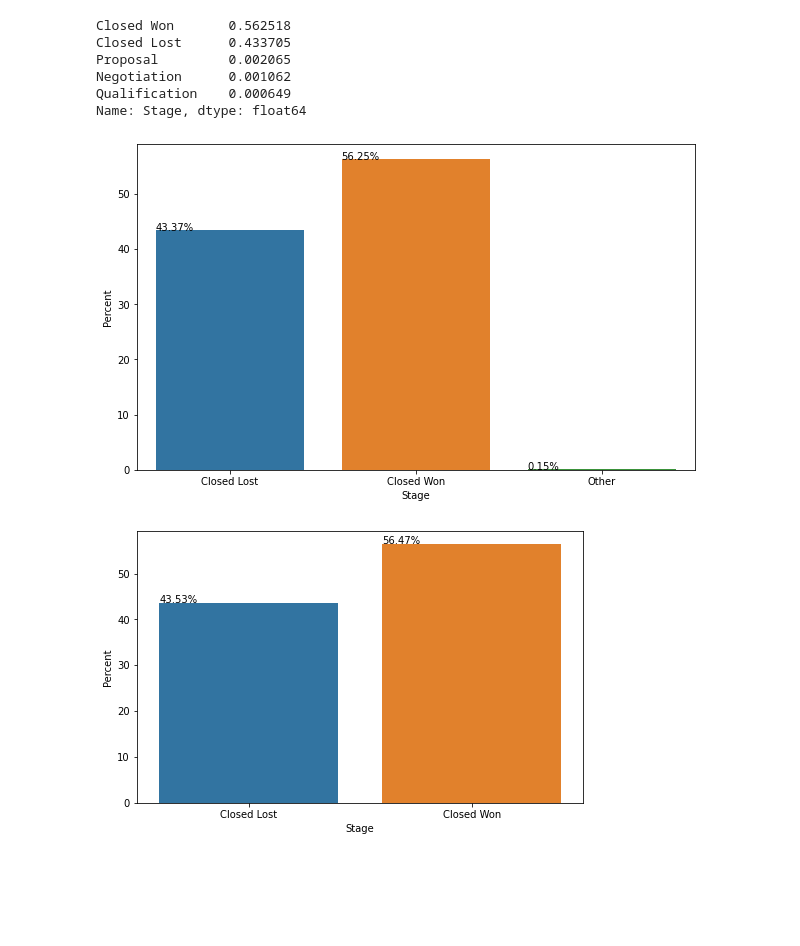
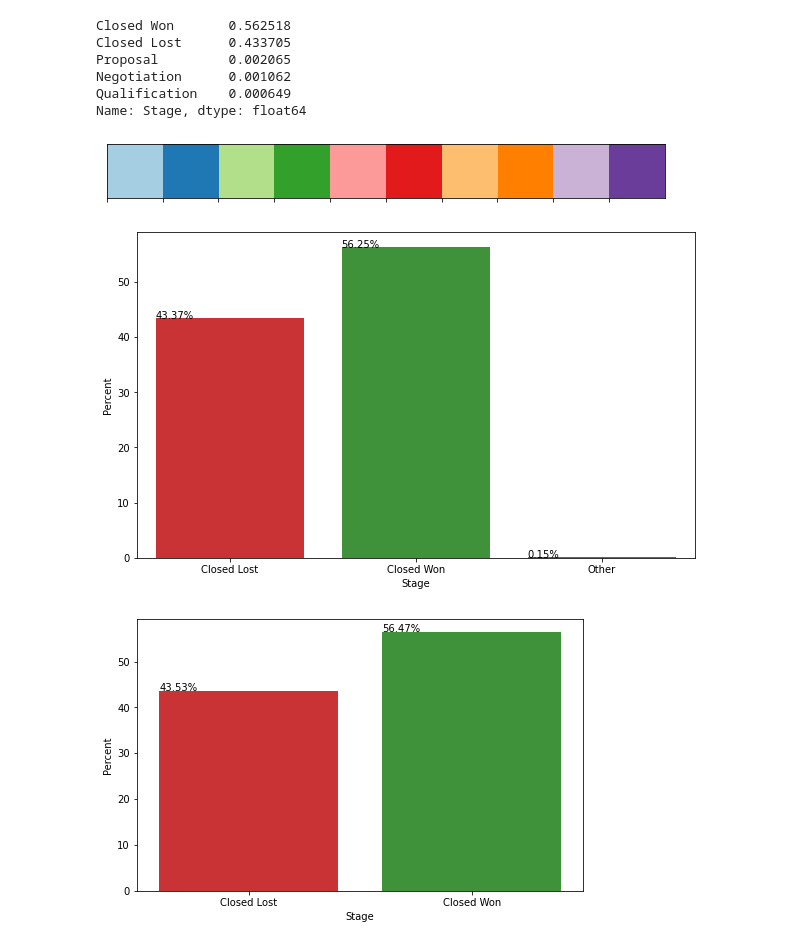
Before and after one commit to felipegonzalez2112/tp-2020-orga-datos, a Jupyter notebook: AnalisisTP1-SanchezNico.ipynb, the cells around one changed output. Saved outputs shown, nothing was run; the diff lists cells and outputs as text; code cells hidden in the pictures; blank space fills up the shorter version.

```diff
--- a/AnalisisTP1-SanchezNico.ipynb
+++ b/AnalisisTP1-SanchezNico.ipynb
@@ -196,0 +229,3 @@ Name: Last_Modified_Date, Length: 650, dtype: int64
+# %%
+df['Last_Modified_Date'] = pd.to_datetime(df['Last_Modified_Date'], infer_datetime_format=True)
+df['Last_Modified_Date']
@@ -301,6 +378,17 @@ Proposal         0.002065
 Negotiation      0.001062
 Qualification    0.000649
 Name: Stage, dtype: float64
+# %%
+sns.palplot(sns.color_palette('Paired', 10))
+# %% [output]
+[figure, added]
+# %%
+palette = sns.color_palette('Paired', 10)
+red = palette[5]
+green = palette[3]
+blue = palette[1]
+# %%
+palette_dic ={'Closed Lost':red,'Closed Won':green, 'Other':blue}
 # %%
 #El 99% de las oportunidades estan en Closed Won y Closed Lost, las grafico
 
@@ -309,7 +397,7 @@ g = df.copy()
 g['Percent'] = g['Stage'].map(g['Stage'].value_counts(normalize=True)).mul(100)
 g['Stage'] = g['Stage'].replace(['Proposal', 'Negotiation', 'Qualification'], 'Other')
 plt.figure(figsize=(10, 6))
-ax = sns.barplot(x='Stage', y='Percent', data = g)
+ax = sns.barplot(x='Stage', y='Percent', data = g, palette=palette_dic)
 
 for p in ax.patches:
     txt = str(p.get_height().round(2)) + '%'
@@ -317,20 +405,20 @@ for p in ax.patches:
     txt_y = p.get_height()
     ax.text(txt_x,txt_y,txt)
 # %% [output]
-[figure, old version]
+[figure, new version]
 # %%
 #O grafico solo para los datos con Closed Lost y Closed Won
 
 values = ['Closed Won', 'Closed Lost']
 g = df.loc[df['Stage'].isin(values)].copy()
 g['Percent'] = g['Stage'].map(g['Stage'].value_counts(normalize=True)).mul(100)
 plt.figure(figsize=(8, 5))
-ax = sns.barplot(x='Stage', y='Percent', data = g)
+ax = sns.barplot(x='Stage', y='Percent', data = g, palette=palette_dic)
 
 for p in ax.patches:
     txt = str(p.get_height().round(2)) + '%'
     txt_x = p.get_x()
     txt_y = p.get_height()
     ax.text(txt_x,txt_y,txt)
 # %% [output]
-[figure, old version]
+[figure, new version]
```
Also changed, not shown: parts of 25 cells of this notebook.
